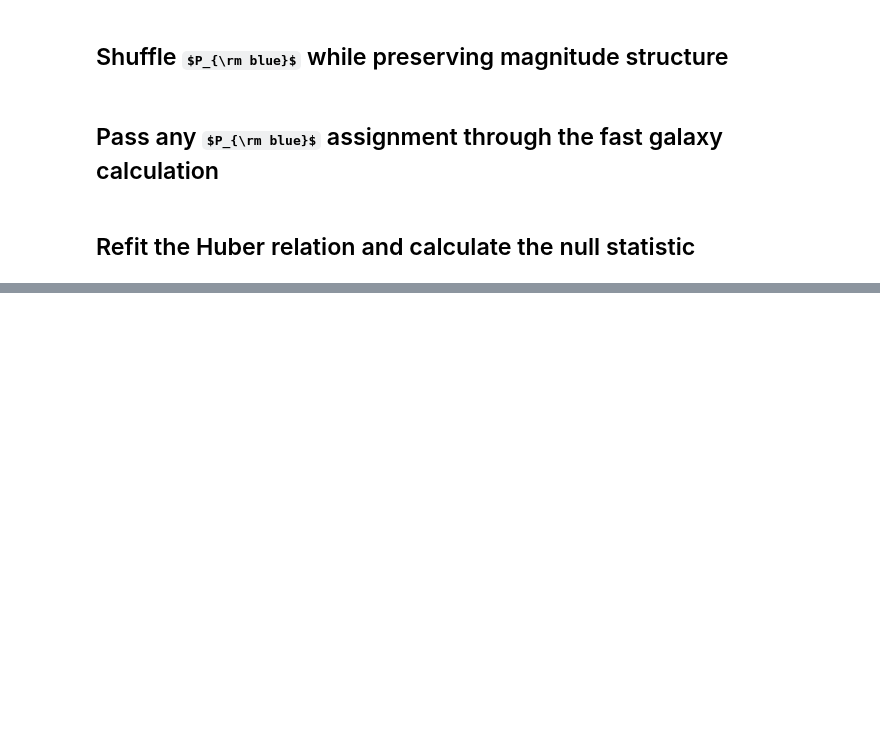
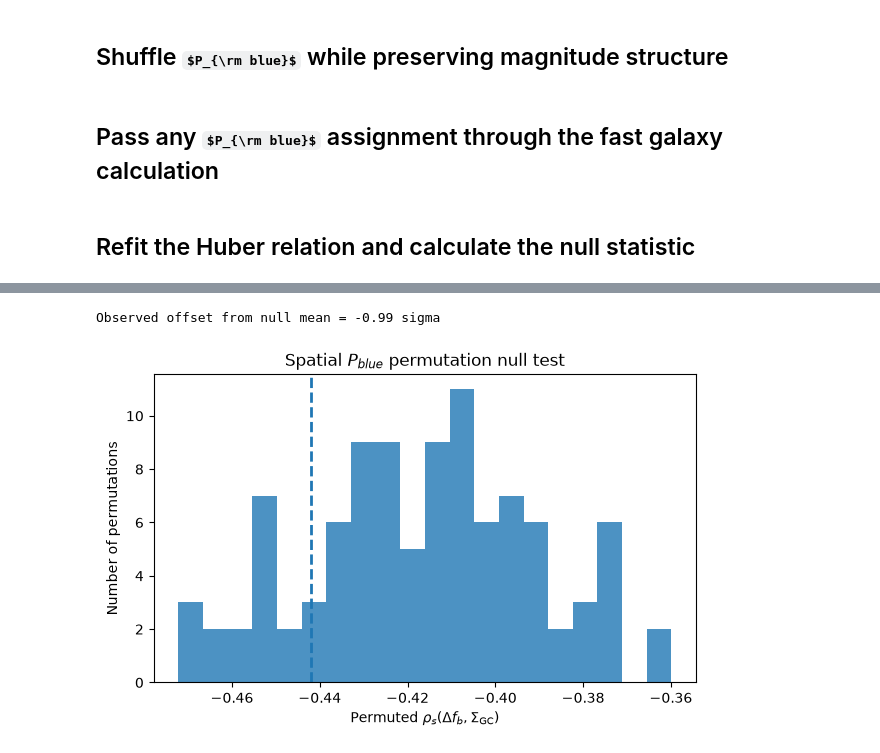
Before and after one commit to Pommers/Coma-GCS-colors, a Jupyter notebook: spatial_pblue_null_test.ipynb, the cells around one changed output, grey strips where cells are left out. Drawn from its saved outputs; the diff is of its cells as text; code cells hidden in the pictures; some formulas as TeX source; blank space fills up the shorter version.

```diff
--- a/spatial_pblue_null_test.ipynb
+++ b/spatial_pblue_null_test.ipynb
@@ -905,0 +1198,26 @@ def evaluate_pblue_assignment(
+# %%
+from tqdm.auto import tqdm
+
+N_PERM = 100
+rng = np.random.default_rng(20260830)
+
+rho_null = np.empty(N_PERM)
+
+for i in tqdm(range(N_PERM), desc="Permutations"):
+
+    pblue_perm = permute_pblue_within_gmm_bins(
+        pblue_orig,
+        mag_bin_id,
+        rng,
+    )
+
+    result = evaluate_pblue_assignment(
+        pblue_perm,
+        galaxy_cache,
+        science_ids,
+        fixed_metrics,
+        cols,
+        cfg,
+    )
+
+    rho_null[i] = result["rho"]
@@ -905,0 +1247,23 @@ def evaluate_pblue_assignment(
+# %%
+z_obs = (
+    RHO_OBS - np.mean(rho_null)
+) / np.std(rho_null, ddof=1)
+
+print(f"Observed offset from null mean = {z_obs:+.2f} sigma")
+# %% [output]
+Observed offset from null mean = -0.99 sigma
+# %%
+import matplotlib.pyplot as plt
+
+fig, ax = plt.subplots(figsize=(7, 4))
+
+ax.hist(rho_null, bins=20, alpha=0.8)
+ax.axvline(RHO_OBS, linestyle="--", linewidth=2)
+
+ax.set_xlabel(r"Permuted $\rho_s(\Delta f_b,\Sigma_{\rm GC})$")
+ax.set_ylabel("Number of permutations")
+ax.set_title("Spatial $P_{blue}$ permutation null test")
+
+plt.show()
+# %% [output]
+[figure, added]
```
Also changed, not shown: parts of 25 cells of this notebook, 2 other files.
